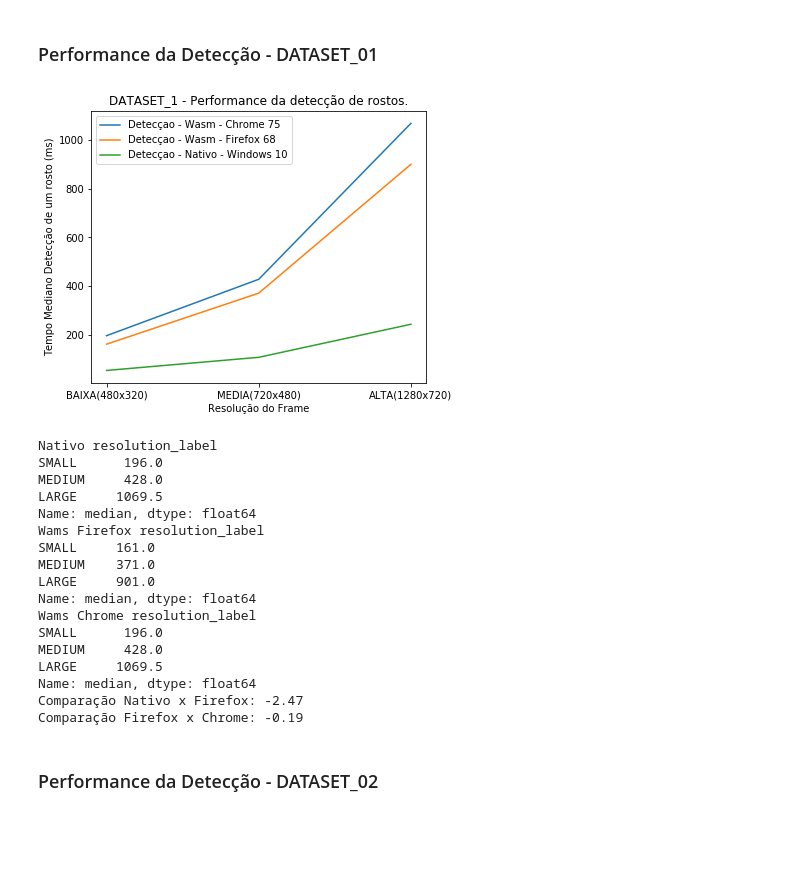
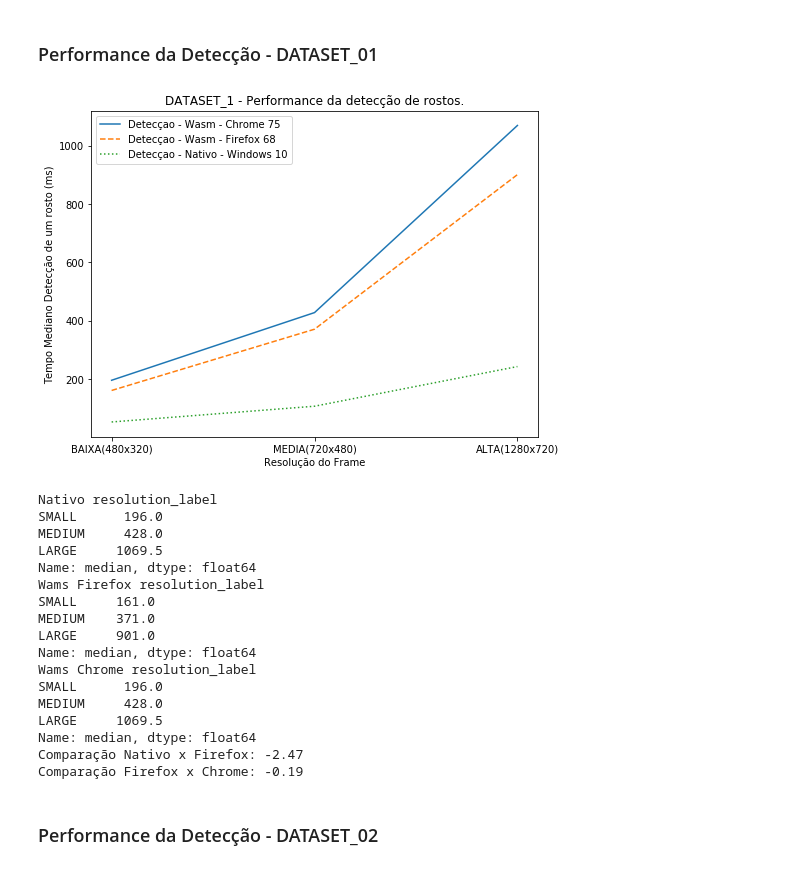
Before and after one commit to lourencoccc/tccwasm, a Jupyter notebook: outcomes/tccwasm_stats.ipynb, the cells around one changed output. Saved outputs shown, nothing was run; the diff lists cells and outputs as text; code cells hidden in the pictures; blank space fills up the shorter version.

```diff
--- a/outcomes/tccwasm_stats.ipynb
+++ b/outcomes/tccwasm_stats.ipynb
@@ -262,12 +262,14 @@ total_f = df_ds1_st.loc['DATASET_1','Firefox_68_Windows']['total_time_ms']['medi
 total_w = df_ds1_st.loc['DATASET_1','WINDOWS_10_WIN32']['total_time_ms']['median'].sort_values()
 activity = ["BAIXA(480x320)", "MEDIA(720x480)", "ALTA(1280x720)"]
 
-plt.rcParams["figure.figsize"] = (6,5)
+plt.rcParams["figure.figsize"] = (8,6)
+
+linestyles = ['-', '--', '-.', ':']
 
 fig, ax1 = plt.subplots()
-ax1.plot(activity, total_c, label="Reprodução - Wasm - Chrome 75")
-ax1.plot(activity, total_f, label="Reprodução - Wasm - Firefox 68")
-ax1.plot(activity, total_w, label="Reprodução - Nativo - Windows 10")
+ax1.plot(activity, total_c, label="Reprodução - Wasm - Chrome 75", linestyle=linestyles[0])
+ax1.plot(activity, total_f, label="Reprodução - Wasm - Firefox 68",linestyle=linestyles[1])
+ax1.plot(activity, total_w, label="Reprodução - Nativo - Windows 10",linestyle=linestyles[3])
 ax1.legend()
 
 plt.xlabel('Resolução do Frame')
@@ -436,29 +438,29 @@ Comparação Firefox x Chrome: -0.15
 # %%
 pro_c = df_ds1_st.loc['DATASET_1','Chrome_75_Windows']['process_time_ms']['median'].sort_values()
 pro_f = df_ds1_st.loc['DATASET_1','Firefox_68_Windows']['process_time_ms']['median'].sort_values()
 pro_w = df_ds1_st.loc['DATASET_1','WINDOWS_10_WIN32']['process_time_ms']['median'].sort_values()
 activity = ["BAIXA(480x320)", "MEDIA(720x480)", "ALTA(1280x720)"]
 
 fig, ax = plt.subplots()
-ax.plot(activity, pro_c, label="Detecçao - Wasm - Chrome 75")
-ax.plot(activity, pro_f, label="Detecçao - Wasm - Firefox 68")
-ax.plot(activity, pro_w, label="Detecçao - Nativo - Windows 10")
+ax.plot(activity, pro_c, label="Detecçao - Wasm - Chrome 75",linestyle=linestyles[0])
+ax.plot(activity, pro_f, label="Detecçao - Wasm - Firefox 68",linestyle=linestyles[1])
+ax.plot(activity, pro_w, label="Detecçao - Nativo - Windows 10",linestyle=linestyles[3])
 ax.legend()
 
 plt.xlabel('Resolução do Frame')
 plt.ylabel('Tempo Mediano Detecção de um rosto (ms)')
 plt.title("DATASET_1 - Performance da detecção de rostos.")
 plt.legend()
 
 plt.show()
 
 print("Nativo", pro_c)
 print("Wams Firefox", pro_f)
 print("Wams Chrome", pro_c)
 print("Comparação Nativo x Firefox:", ((((pro_w - pro_f) * 100)/pro_w)/100).median().round(2))
 print("Comparação Firefox x Chrome:", ((((pro_f - pro_c) * 100)/pro_f)/100).median().round(2))
 # %% [output]
-[figure, old version]
+[figure, new version]
 Nativo resolution_label
 SMALL      196.0
 MEDIUM     428.0
```
Also changed, not shown: parts of 14 cells of this notebook, 19 other files.
